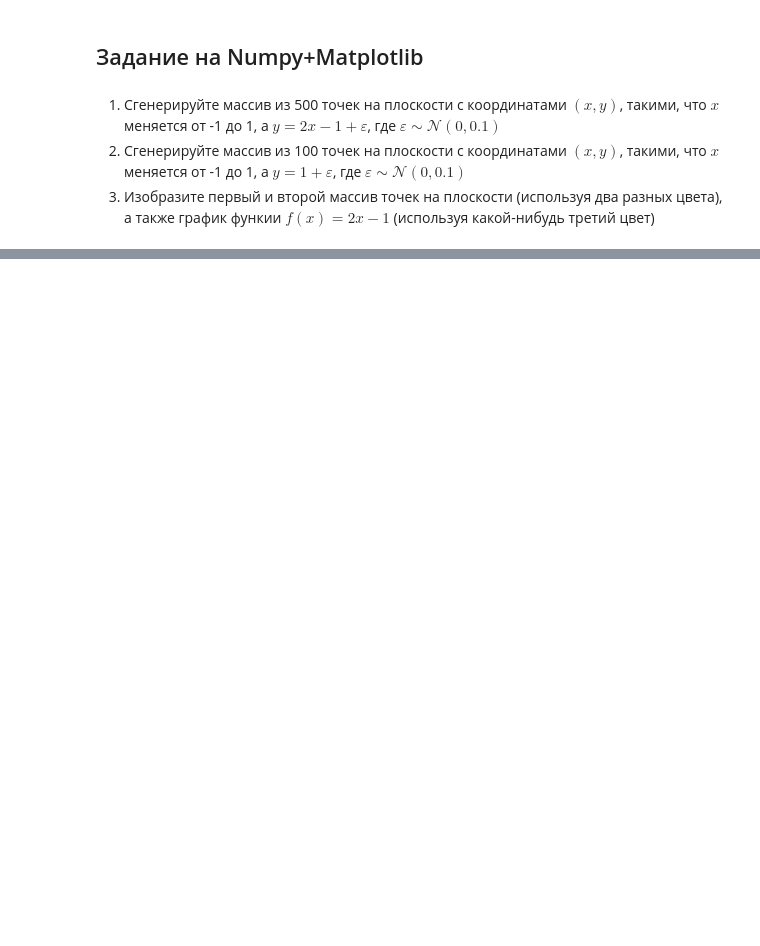
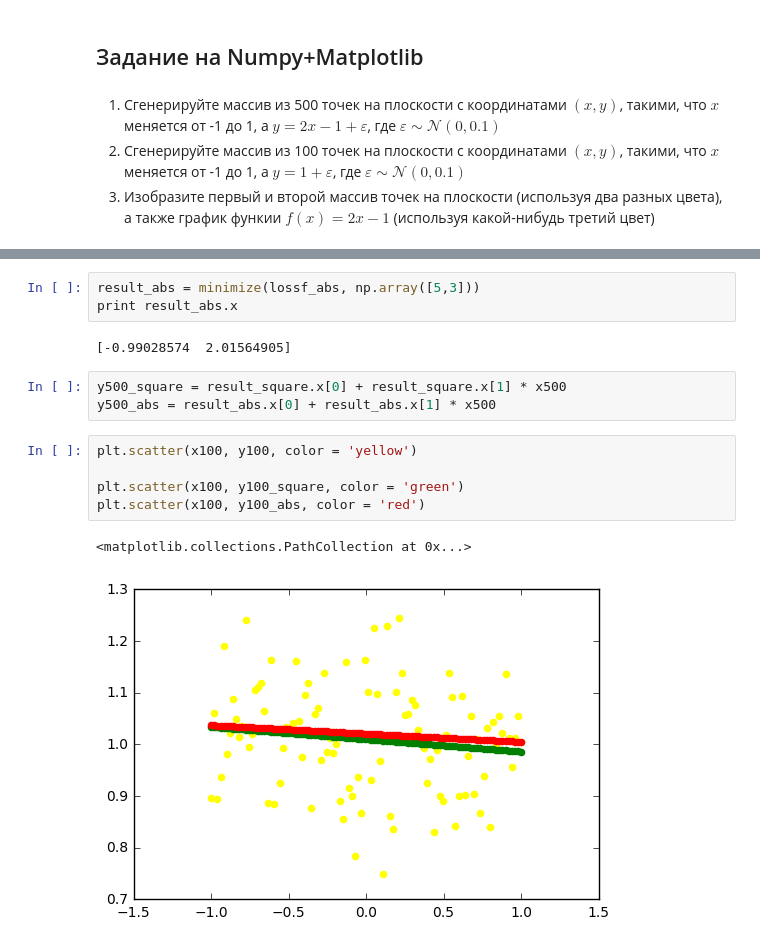
Before and after one commit to segasp5/Python, a Jupyter notebook: 7_numpy_scipy_matplotlib_sklearn.ipynb, the cells around one changed output, grey strips where cells are left out. Drawn from its saved outputs; the diff is of its cells as text; blank space fills up the shorter version.

```diff
--- a/7_numpy_scipy_matplotlib_sklearn.ipynb
+++ b/7_numpy_scipy_matplotlib_sklearn.ipynb
@@ -302,0 +327,16 @@ plt.plot(x, y, color = 'yellow')
+# %%
+result_abs = minimize(lossf_abs, np.array([5,3]))
+print result_abs.x
+# %% [output]
+[-0.99028574  2.01564905]
+# %%
+y500_square = result_square.x[0] + result_square.x[1] * x500
+y500_abs = result_abs.x[0] + result_abs.x[1] * x500
+# %%
+plt.scatter(x100, y100, color = 'yellow')
+
+plt.scatter(x100, y100_square, color = 'green')
+plt.scatter(x100, y100_abs, color = 'red')
+# %% [output]
+<matplotlib.collections.PathCollection at 0x...>
+[figure, added]
```
Also changed, not shown: parts of 26 cells of this notebook.
